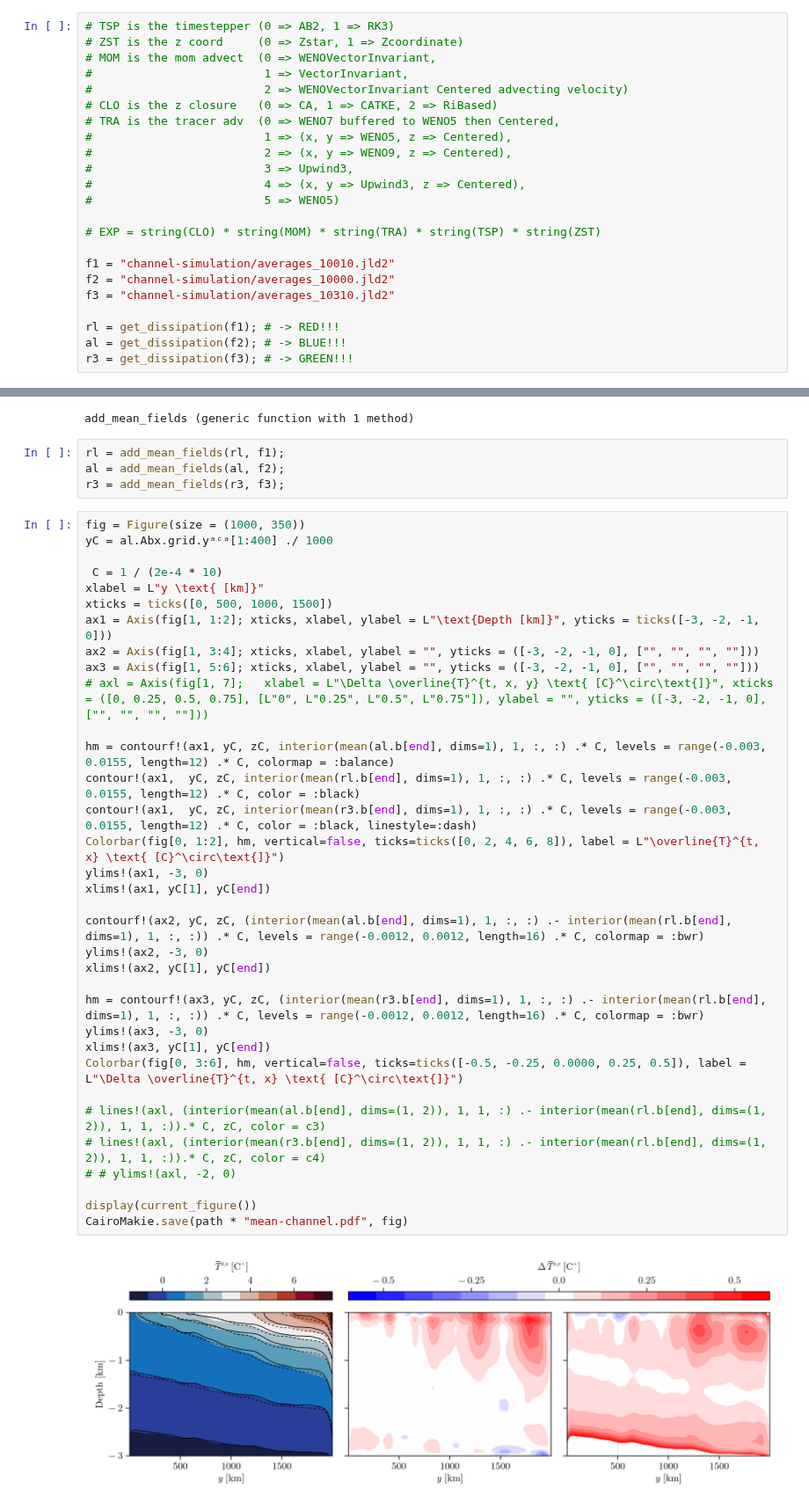
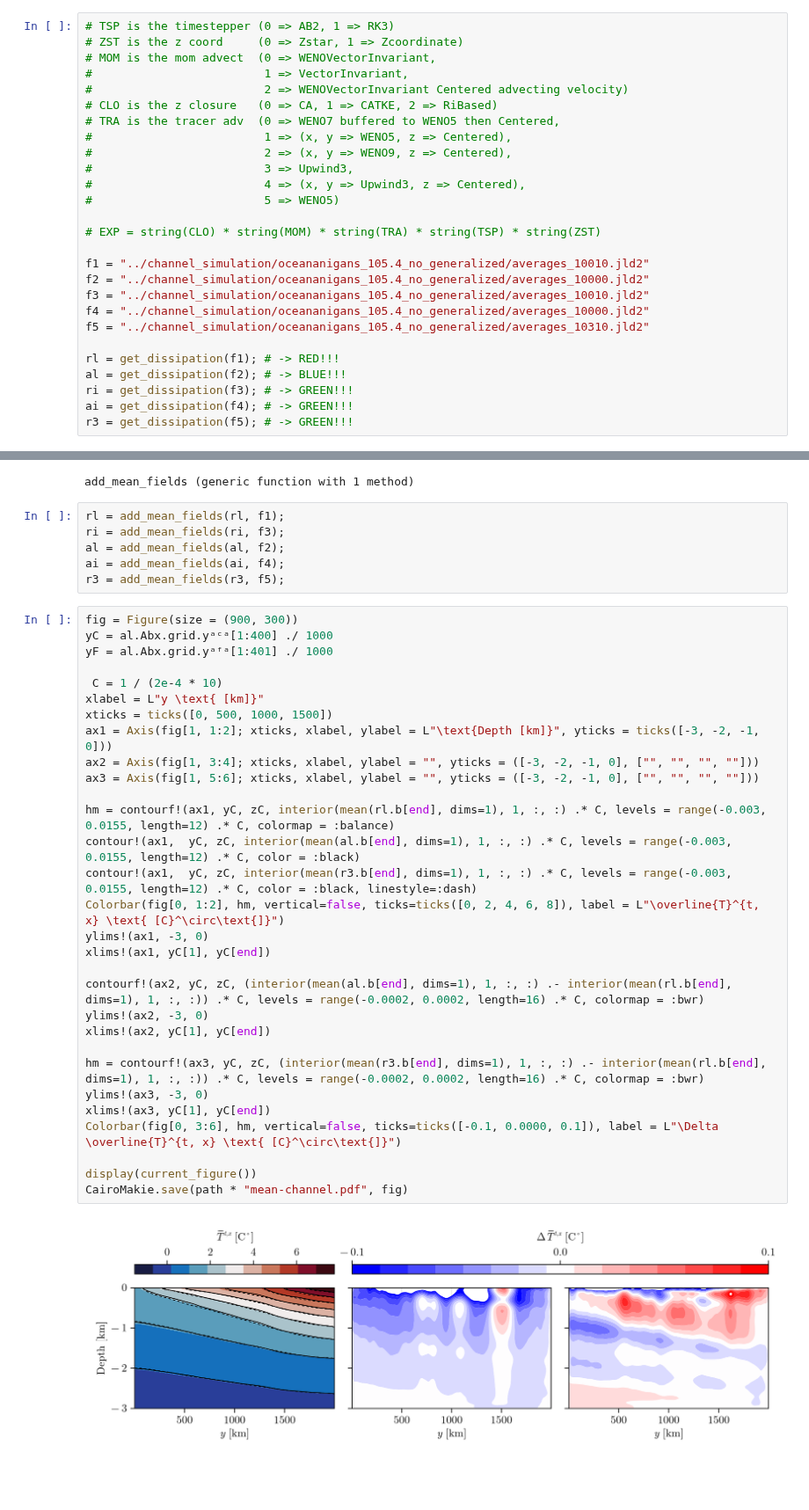
Before and after one commit to simone-silvestri/TimestepperTestCases.jl, a Jupyter notebook: notebooks/Results_channel.ipynb, the cells around one changed output, grey strips where cells are left out. Shown at 88% size. Cells and saved outputs as stored; diff of their text form; blank space fills up the shorter version.

```diff
--- a/notebooks/Results_channel.ipynb
+++ b/notebooks/Results_channel.ipynb
@@ -68,13 +68,17 @@ get_dissipation (generic function with 1 method)
 
 # EXP = string(CLO) * string(MOM) * string(TRA) * string(TSP) * string(ZST)
 
-f1 = "channel-simulation/averages_10010.jld2"
-f2 = "channel-simulation/averages_10000.jld2"
-f3 = "channel-simulation/averages_10310.jld2"
+f1 = "../channel_simulation/oceananigans_105.4_no_generalized/averages_10010.jld2"
+f2 = "../channel_simulation/oceananigans_105.4_no_generalized/averages_10000.jld2"
+f3 = "../channel_simulation/oceananigans_105.4_no_generalized/averages_10010.jld2"
+f4 = "../channel_simulation/oceananigans_105.4_no_generalized/averages_10000.jld2"
+f5 = "../channel_simulation/oceananigans_105.4_no_generalized/averages_10310.jld2"
 
 rl = get_dissipation(f1); # -> RED!!!
 al = get_dissipation(f2); # -> BLUE!!!
-r3 = get_dissipation(f3); # -> GREEN!!!
+ri = get_dissipation(f3); # -> GREEN!!!
+ai = get_dissipation(f4); # -> GREEN!!!
+r3 = get_dissipation(f5); # -> GREEN!!!
 # %%
 function add_dissipation(case)
     κx = compute!(Field(mean(- case.Abx[end], dims = (1, 2)) / mean(case.Gbx[end], dims = (1, 2)) / 2))
@@ -261,42 +253,40 @@ end
 add_mean_fields (generic function with 1 method)
 # %%
 rl = add_mean_fields(rl, f1);
+ri = add_mean_fields(ri, f3);
 al = add_mean_fields(al, f2);
-r3 = add_mean_fields(r3, f3);
+ai = add_mean_fields(ai, f4);
+r3 = add_mean_fields(r3, f5);
 # %%
-fig = Figure(size = (1000, 350))
+fig = Figure(size = (900, 300))
 yC = al.Abx.grid.yᵃᶜᵃ[1:400] ./ 1000
+yF = al.Abx.grid.yᵃᶠᵃ[1:401] ./ 1000
 
  C = 1 / (2e-4 * 10)
 xlabel = L"y \text{ [km]}"
 xticks = ticks([0, 500, 1000, 1500])
 ax1 = Axis(fig[1, 1:2]; xticks, xlabel, ylabel = L"\text{Depth [km]}", yticks = ticks([-3, -2, -1, 0]))
 ax2 = Axis(fig[1, 3:4]; xticks, xlabel, ylabel = "", yticks = ([-3, -2, -1, 0], ["", "", "", ""]))
 ax3 = Axis(fig[1, 5:6]; xticks, xlabel, ylabel = "", yticks = ([-3, -2, -1, 0], ["", "", "", ""]))
-# axl = Axis(fig[1, 7];   xlabel = L"\Delta \overline{T}^{t, x, y} \text{ [C}^\circ\text{]}", xticks = ([0, 0.25, 0.5, 0.75], [L"0", L"0.25", L"0.5", L"0.75"]), ylabel = "", yticks = ([-3, -2, -1, 0], ["", "", "", ""]))
 
-hm = contourf!(ax1, yC, zC, interior(mean(al.b[end], dims=1), 1, :, :) .* C, levels = range(-0.003, 0.0155, length=12) .* C, colormap = :balance)
-contour!(ax1,  yC, zC, interior(mean(rl.b[end], dims=1), 1, :, :) .* C, levels = range(-0.003, 0.0155, length=12) .* C, color = :black)
+hm = contourf!(ax1, yC, zC, interior(mean(rl.b[end], dims=1), 1, :, :) .* C, levels = range(-0.003, 0.0155, length=12) .* C, colormap = :balance)
+contour!(ax1,  yC, zC, interior(mean(al.b[end], dims=1), 1, :, :) .* C, levels = range(-0.003, 0.0155, length=12) .* C, color = :black)
 contour!(ax1,  yC, zC, interior(mean(r3.b[end], dims=1), 1, :, :) .* C, levels = range(-0.003, 0.0155, length=12) .* C, color = :black, linestyle=:dash)
 Colorbar(fig[0, 1:2], hm, vertical=false, ticks=ticks([0, 2, 4, 6, 8]), label = L"\overline{T}^{t, x} \text{ [C}^\circ\text{]}")
 ylims!(ax1, -3, 0)
 xlims!(ax1, yC[1], yC[end])
 
-contourf!(ax2, yC, zC, (interior(mean(al.b[end], dims=1), 1, :, :) .- interior(mean(rl.b[end], dims=1), 1, :, :)) .* C, levels = range(-0.0012, 0.0012, length=16) .* C, colormap = :bwr)
+contourf!(ax2, yC, zC, (interior(mean(al.b[end], dims=1), 1, :, :) .- interior(mean(rl.b[end], dims=1), 1, :, :)) .* C, levels = range(-0.0002, 0.0002, length=16) .* C, colormap = :bwr)
 ylims!(ax2, -3, 0)
 xlims!(ax2, yC[1], yC[end])
 
-hm = contourf!(ax3, yC, zC, (interior(mean(r3.b[end], dims=1), 1, :, :) .- interior(mean(rl.b[end], dims=1), 1, :, :)) .* C, levels = range(-0.0012, 0.0012, length=16) .* C, colormap = :bwr)
+hm = contourf!(ax3, yC, zC, (interior(mean(r3.b[end], dims=1), 1, :, :) .- interior(mean(rl.b[end], dims=1), 1, :, :)) .* C, levels = range(-0.0002, 0.0002, length=16) .* C, colormap = :bwr)
 ylims!(ax3, -3, 0)
 xlims!(ax3, yC[1], yC[end])
-Colorbar(fig[0, 3:6], hm, vertical=false, ticks=ticks([-0.5, -0.25, 0.0000, 0.25, 0.5]), label = L"\Delta \overline{T}^{t, x} \text{ [C}^\circ\text{]}")
-
-# lines!(axl, (interior(mean(al.b[end], dims=(1, 2)), 1, 1, :) .- interior(mean(rl.b[end], dims=(1, 2)), 1, 1, :)).* C, zC, color = c3)
-# lines!(axl, (interior(mean(r3.b[end], dims=(1, 2)), 1, 1, :) .- interior(mean(rl.b[end], dims=(1, 2)), 1, 1, :)).* C, zC, color = c4)
-# # ylims!(axl, -2, 0)
+Colorbar(fig[0, 3:6], hm, vertical=false, ticks=ticks([-0.1, 0.0000, 0.1]), label = L"\Delta \overline{T}^{t, x} \text{ [C}^\circ\text{]}")
 
 display(current_figure())
 CairoMakie.save(path * "mean-channel.pdf", fig)
 # %% [output]
-[figure, old version]
+[figure, new version]
 CairoMakie.Screen{PDF}
```
Also changed, not shown: parts of 7 cells of this notebook, 1 other file.
